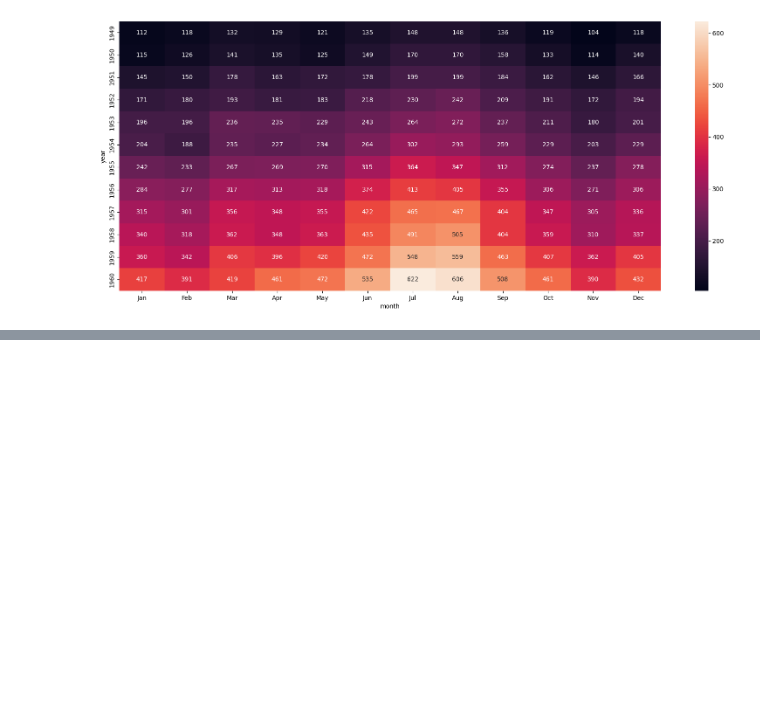
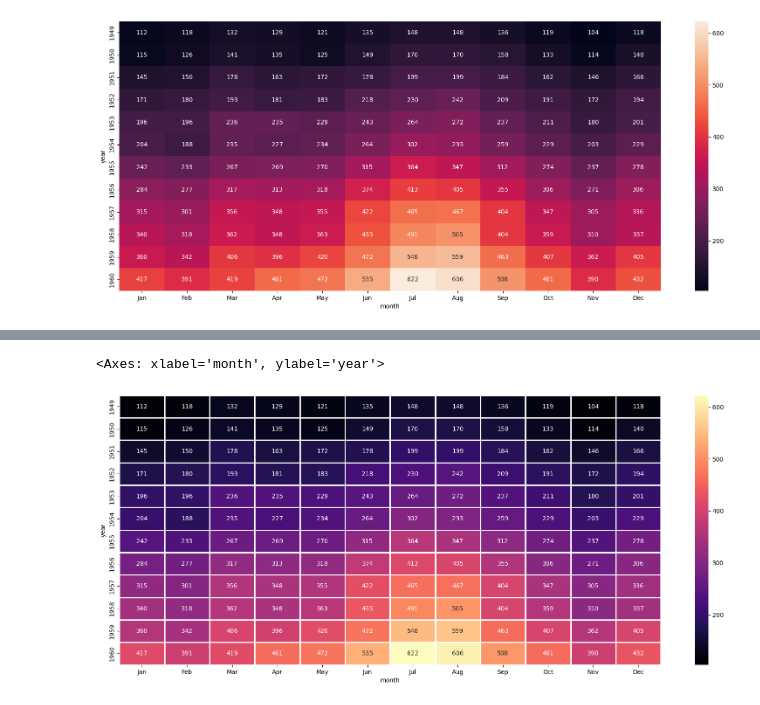
Before and after one commit to ludiemert/Advanced_Data_Visualization_Seaborn, a Jupyter notebook: 4_Advanced_Data_Visualization_Seaborn/Seaborn.ipynb, the cells around one changed output, grey strips where cells are left out. Drawn from its saved outputs; the diff is of its cells as text; code cells hidden in the pictures; blank space fills up the shorter version.

```diff
--- a/4_Advanced_Data_Visualization_Seaborn/Seaborn.ipynb
+++ b/4_Advanced_Data_Visualization_Seaborn/Seaborn.ipynb
@@ -416,0 +418,12 @@ sns.heatmap(df_flights_matrix, ax=ax, annot=True, fmt=".0f", linewidths=1)
+# %%
+# mudar paleta de cores
+# definir linhas de espessuras no grafico
+# grafico com as informacoes numericas
+# grafico de 3 dimensoes a terceira dimensao eh a cor
+fig, ax = plt.subplots(figsize=(20, 8))
+sns.heatmap(df_flights_matrix, ax=ax, annot=True, fmt=".0f", linewidths=1, cmap="magma")
+
+# mapa hot usa-se qdo usar uma variavel continua
+# %% [output]
+<Axes: xlabel='month', ylabel='year'>
+[figure, added]
```
Also changed, not shown: parts of 2 cells of this notebook.
